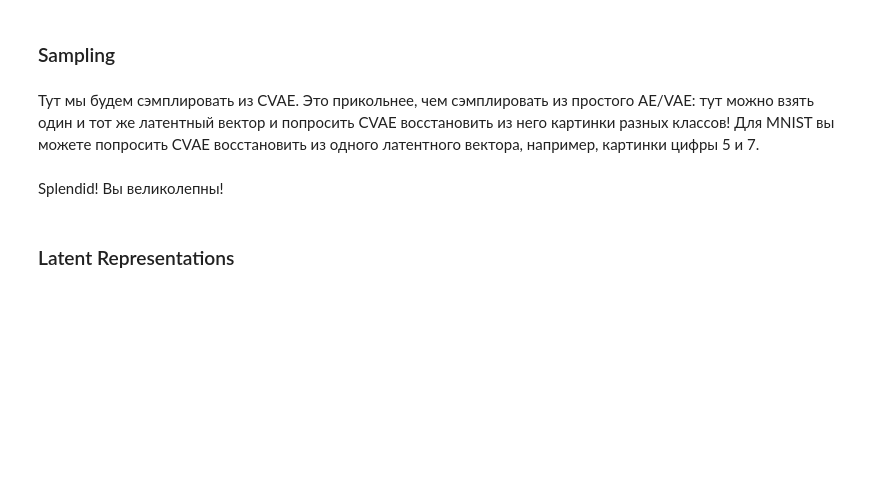
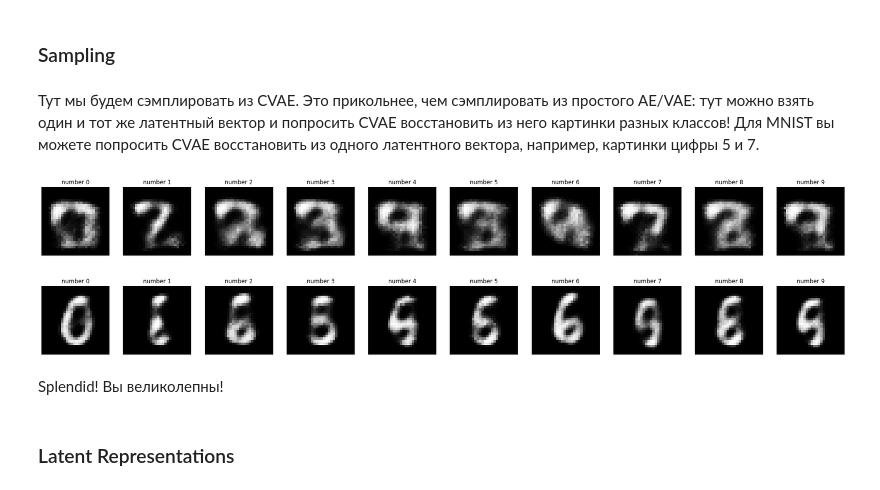
Before and after one commit to protaxY/DLS, a Jupyter notebook: [hw]autoencoders.ipynb, the cells around one changed output. Drawn from its saved outputs; the diff is of its cells as text; code cells hidden in the pictures; blank space fills up the shorter version.

```diff
--- a/[hw]autoencoders.ipynb
+++ b/[hw]autoencoders.ipynb
@@ -818,3 +916,23 @@ train_loss_history, val_loss_history = train(autoencoder, optimizer, criterion,
+# %%
+# <тут нужно научиться сэмплировать из декодера цифры определенного класса>
+for i in range(2):
+    z = np.random.randn(dim_code)
+    # z = z*val_latent_std+val_latent_mean
+    z = torch.Tensor(z)
+
+    plt.figure(figsize=[30, 20])
+    for i in range(10):
+        random_latent = torch.hstack((torch.zeros(10), z)).to(device)
+        random_latent[i] = 1
+        output = autoencoder.decode(random_latent).detach().cpu().reshape(28, 28)
+        plt.subplot(1, 10, i+1)
+        plt.imshow(output, cmap='gray')
+        plt.title(f'number {i}')
+        plt.axis('off')
+    plt.show()
+# %% [output]
+[figure, added]
+[figure, added]
 # %% [markdown]
 Splendid! Вы великолепны!
 # %% [markdown]
```
Also changed, not shown: parts of 6 cells of this notebook.
